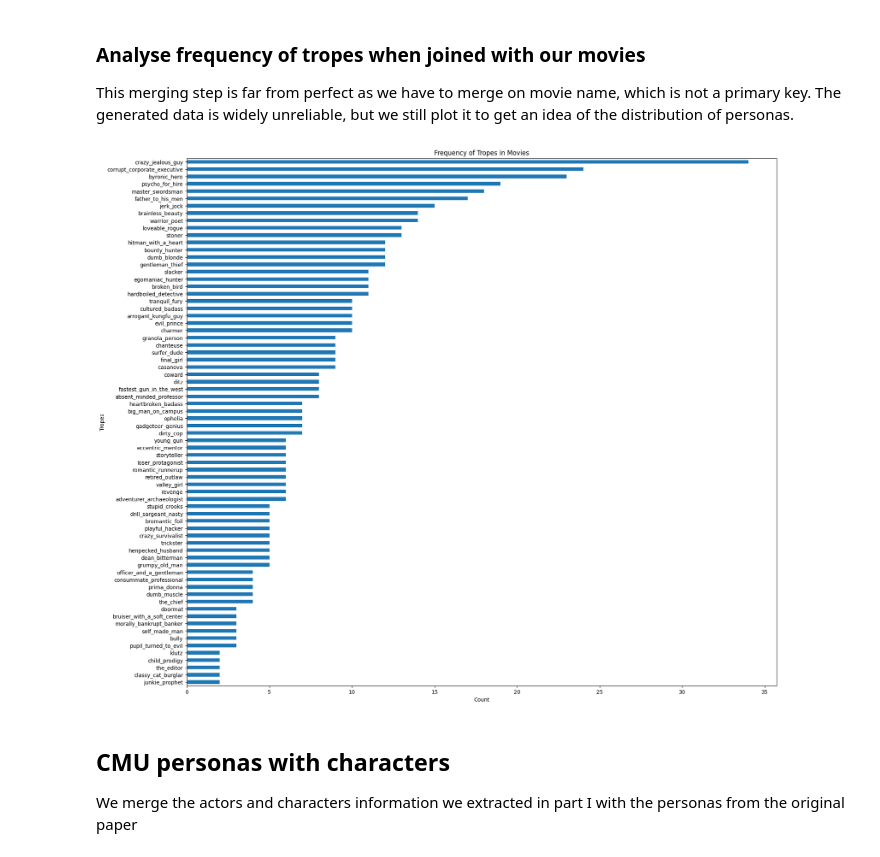
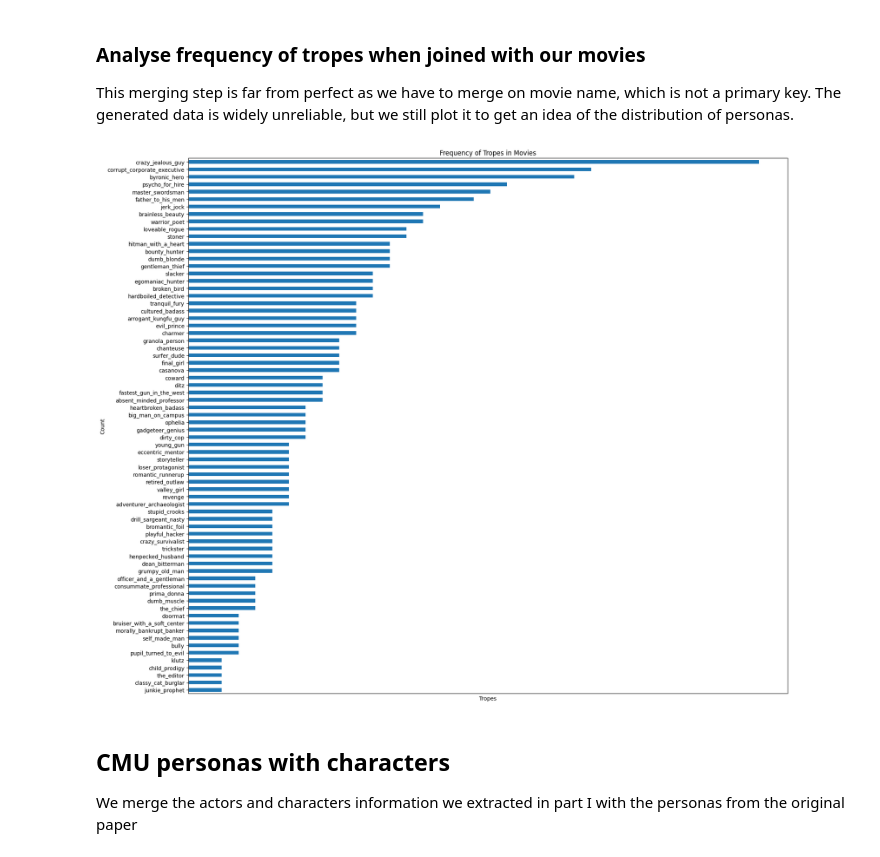
Before and after one commit to epfl-ada/ada-2023-project-advanceddataarsonists, a Jupyter notebook: initial_analyses.ipynb, the cells around one changed output. Drawn from its saved outputs; the diff is of its cells as text; code cells hidden in the pictures.

```diff
--- a/initial_analyses.ipynb
+++ b/initial_analyses.ipynb
@@ -511,15 +581,15 @@ movies_personas = movies_std.merge(tvtropes_personas_std, on='movie_name_standar
 # %%
 trope_value_counts = movies_personas['trope'].value_counts()
 
 plt.figure(figsize=(20, 18))
-trope_value_counts.plot(kind='barh')
-plt.xlabel('Count')
-plt.ylabel('Tropes')
+trope_value_counts.plot(kind='barh', xticks=[])
+plt.xlabel('Tropes')
+plt.ylabel('Count')
 plt.title('Frequency of Tropes in Movies')
 plt.gca().invert_yaxis()
 plt.show()
 # %% [output]
-[figure, old version]
+[figure, new version]
 # %% [markdown]
 ## CMU personas with characters
 We merge the actors and characters information we extracted in part I with the personas from the original paper
```
Also changed, not shown: parts of 82 cells of this notebook.
